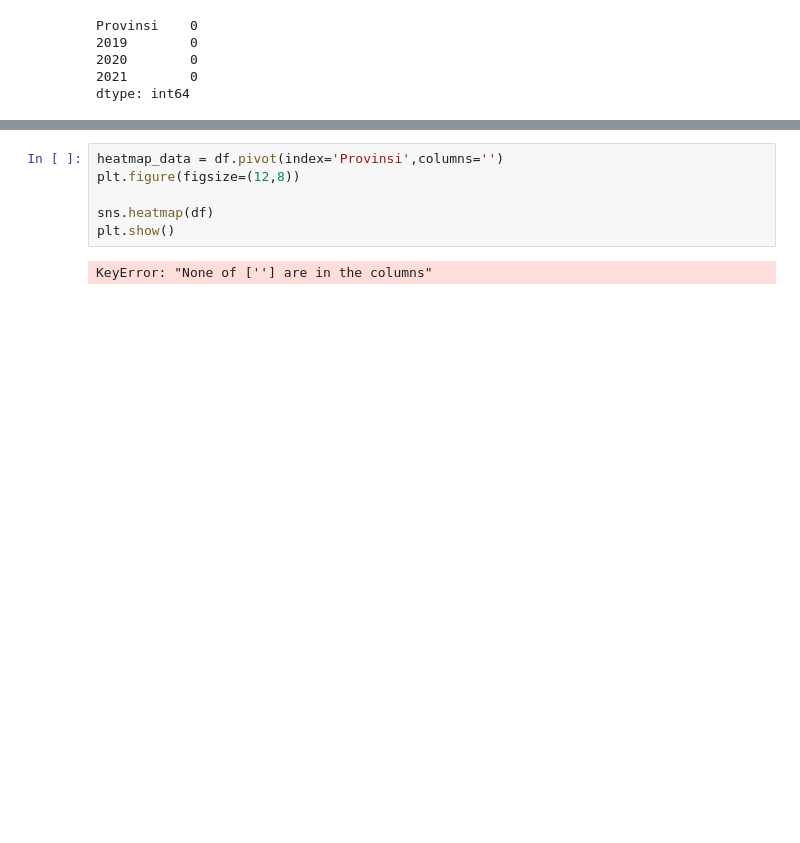
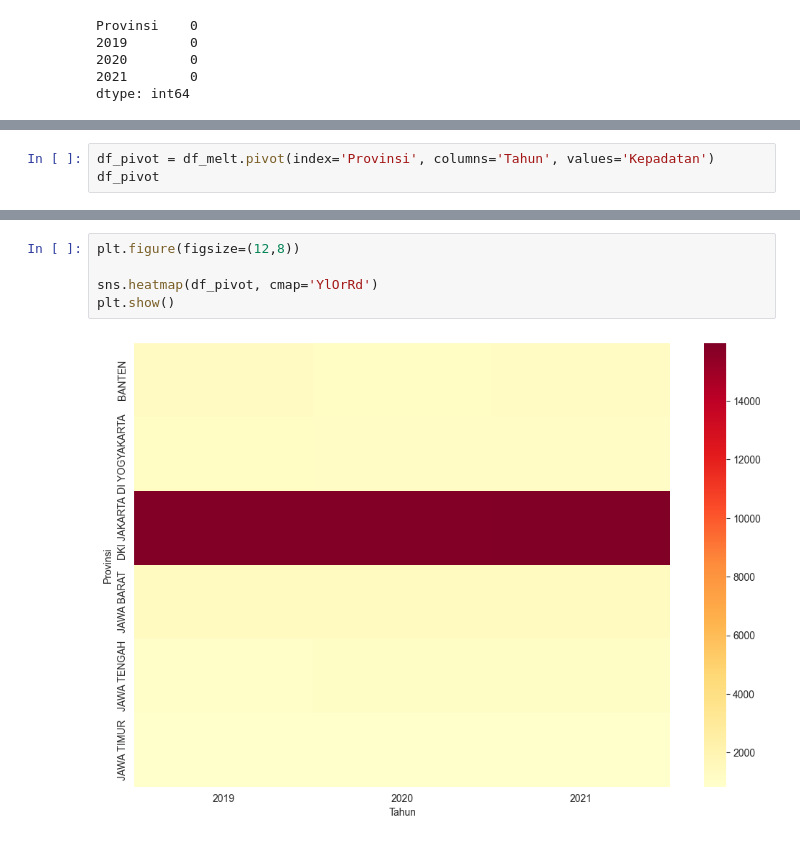
Before and after one commit to qznr/Smt2, a Jupyter notebook: Python/Statistika/KepadatanPenduduk.ipynb, the cells around one changed output, grey strips where cells are left out. Cells and saved outputs as stored; diff of their text form; blank space fills up the shorter version.

```diff
--- a/Python/Statistika/KepadatanPenduduk.ipynb
+++ b/Python/Statistika/KepadatanPenduduk.ipynb
@@ -68,0 +114,3 @@ df.describe()
+# %%
+df_pivot = df_melt.pivot(index='Provinsi', columns='Tahun', values='Kepadatan')
+df_pivot
@@ -69,8 +126,7 @@ df.describe()
 # %%
-heatmap_data = df.pivot(index='Provinsi',columns='')
 plt.figure(figsize=(12,8))
 
-sns.heatmap(df)
+sns.heatmap(df_pivot, cmap='YlOrRd')
 plt.show()
 # %% [output]
-KeyError: "None of [''] are in the columns"
+[figure, added]
```
Also changed, not shown: parts of 8 cells of this notebook.
